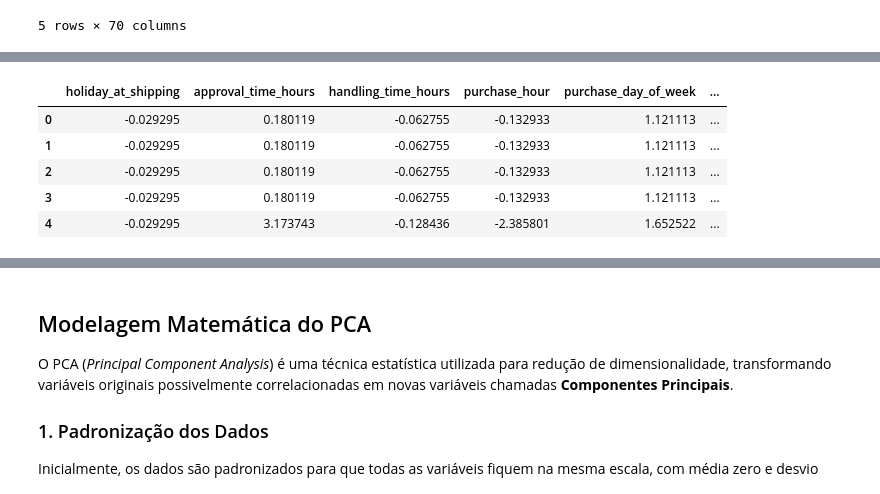
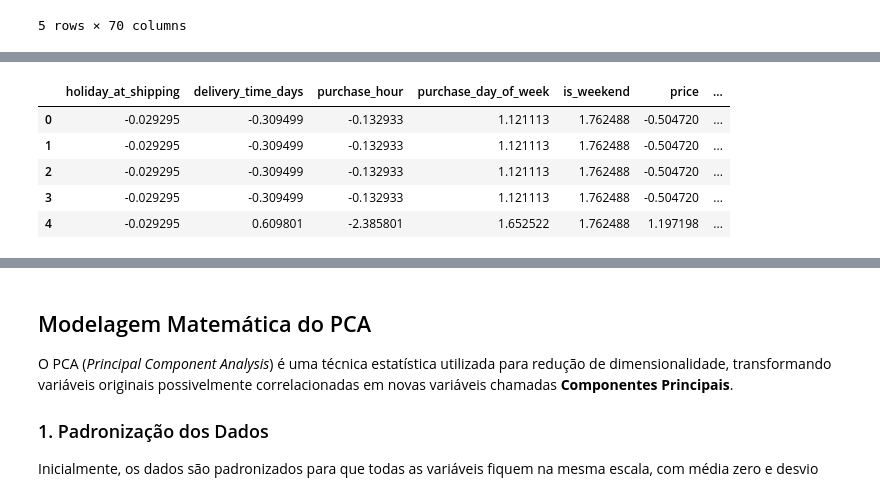
Before and after one commit to Last-Mile-Optimization/backend, a Jupyter notebook: modelo/PCA.ipynb, the cells around one changed output, grey strips where cells are left out. Saved outputs shown, nothing was run; the diff lists cells and outputs as text; code cells hidden in the pictures.

```diff
--- a/modelo/PCA.ipynb
+++ b/modelo/PCA.ipynb
@@ -26,15 +26,70 @@ df.head()
 # Seleciona apenas colunas numéricas (base do PCA)
 df_numeric = df.select_dtypes(include=[np.number]).copy()
 
-# Remove variáveis com potencial de leakage/target leakage
-leakage_candidates = [
-    "order_delivered_carrier_date",
-    "order_delivered_customer_date",
-    "shipping_delay_hours",
-    "delivery_time_days",
-    "review_score",
+# Remover colunas conforme solicitado (clima e vazamento de dados)
+colunas_remover = [
+    # Vazamento de dados / Pós-compra (ocorrem após aprovação ou derivam do tempo de entrega)
+    'order_delivered_customer_date',
+    'order_delivered_carrier_date',
+    'review_score',
+    # 'delivered_on_time', # Vamos manter esta no df principal apenas para análises descritivas, não passaremos ela para 'X'.
+    'approval_time_hours',
+    'handling_time_hours',
+    'shipping_delay_hours',
+
+    # Variáveis climáticas (Vendedor)
+    'seller_total_rainfall_period_mm',
+    'seller_max_rain_intensity_mm_h',
+    'seller_max_wind_gust_period_ms',
+    'seller_interval_code',
+    'seller_rain_class_code',
+    'seller_wind_class_code',
+    'seller_accumulated_rainfall_3_days_mm',
+    'seller_is_heavy_rain',
+    'seller_is_strong_wind',
+
+    # Variáveis climáticas (Cliente)
+    'customer_total_rainfall_period_mm',
+    'customer_max_rain_intensity_mm_h',
+    'customer_max_wind_gust_period_ms',
+    'customer_interval_code',
+    'customer_rain_class_code',
+    'customer_wind_class_code',
+    'customer_accumulated_rainfall_3_days_mm',
+    'customer_is_heavy_rain',
+    'customer_is_strong_wind',
+
+    'seller_meso_metropolitana_de_sao_paulo',
+    'seller_meso_araraquara',
+    'seller_meso_piracicaba',
+    'seller_meso_ribeirao_preto',
+    'seller_meso_sao_jose_do_rio_preto',
+    'seller_meso_campinas',
+    'seller_meso_vale_do_paraiba_paulista',
+    'seller_meso_macro_metropolitana_paulista',
+    'seller_meso_bauru',
+    'seller_meso_presidente_prudente',
+    'seller_meso_marilia',
+    'seller_meso_assis',
+    'seller_meso_aracatuba',
+    'seller_meso_litoral_sul_paulista',
+    'seller_meso_itapetininga',
+    'customer_meso_metropolitana_de_sao_paulo',
+    'customer_meso_piracicaba',
+    'customer_meso_campinas',
+    'customer_meso_vale_do_paraiba_paulista',
+    'customer_meso_ribeirao_preto',
+    'customer_meso_sao_jose_do_rio_preto',
+    'customer_meso_macro_metropolitana_paulista',
+    'customer_meso_bauru','customer_meso_araraquara',
+    'customer_meso_presidente_prudente',
+    'customer_meso_marilia',
+    'customer_meso_assis',
+    'customer_meso_aracatuba',
+    'customer_meso_itapetininga',
+    'customer_meso_litoral_sul_paulista'
 ]
-df_numeric = df_numeric.drop(columns=leakage_candidates, errors='ignore')
+df_numeric = df_numeric.drop(columns=colunas_remover, errors='ignore')
 
 # Remove linhas com ausentes para evitar distorções no escalonamento/PCA
 df_numeric = df_numeric.dropna()
@@ -51,6 +106,6 @@ Colunas usadas no PCA: 66
-|  | holiday_at_shipping | approval_time_hours | handling_time_hours | purchase_hour | purchase_day_of_week | ... |
-| 0 | -0.029295 | 0.180119 | -0.062755 | -0.132933 | 1.121113 | ... |
-| 1 | -0.029295 | 0.180119 | -0.062755 | -0.132933 | 1.121113 | ... |
-| 2 | -0.029295 | 0.180119 | -0.062755 | -0.132933 | 1.121113 | ... |
-| 3 | -0.029295 | 0.180119 | -0.062755 | -0.132933 | 1.121113 | ... |
-| 4 | -0.029295 | 3.173743 | -0.128436 | -2.385801 | 1.652522 | ... |
+|  | holiday_at_shipping | delivery_time_days | purchase_hour | purchase_day_of_week | is_weekend | price | ... |
+| 0 | -0.029295 | -0.309499 | -0.132933 | 1.121113 | 1.762488 | -0.504720 | ... |
+| 1 | -0.029295 | -0.309499 | -0.132933 | 1.121113 | 1.762488 | -0.504720 | ... |
+| 2 | -0.029295 | -0.309499 | -0.132933 | 1.121113 | 1.762488 | -0.504720 | ... |
+| 3 | -0.029295 | -0.309499 | -0.132933 | 1.121113 | 1.762488 | -0.504720 | ... |
+| 4 | -0.029295 | 0.609801 | -2.385801 | 1.652522 | 1.762488 | 1.197198 | ... |
```
Also changed, not shown: parts of 9 cells of this notebook.
